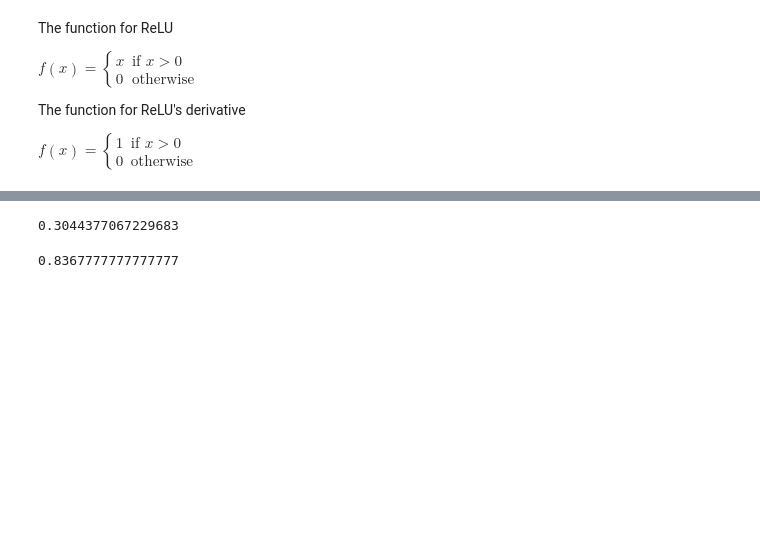
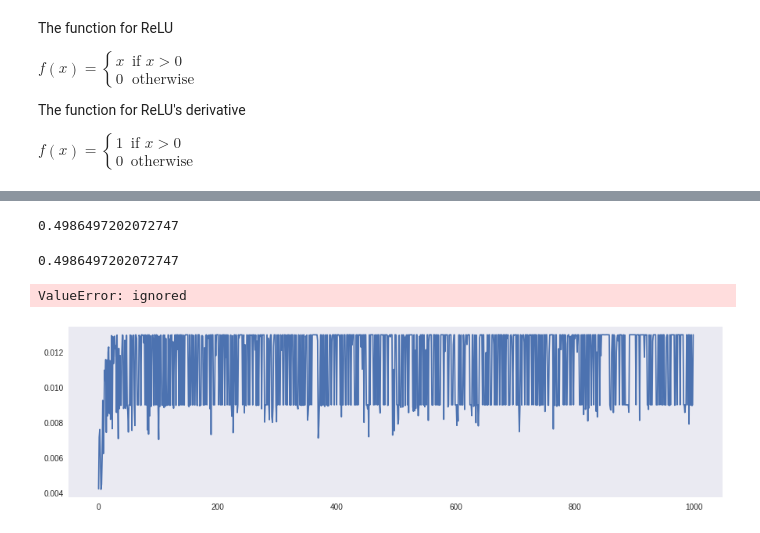
Before and after one commit to desultir/assign1, a Jupyter notebook: MNN.ipynb, the cells around one changed output, grey strips where cells are left out. Cells and saved outputs as stored; diff of their text form; code cells hidden in the pictures; blank space fills up the shorter version.

```diff
--- a/MNN.ipynb
+++ b/MNN.ipynb
@@ -406,4 +479,5 @@ class MLP:
 # %%
+
 np.seterr(all="warn")
 np.random.seed(1)
 procdata = np.copy(data)
@@ -415,12 +489,18 @@ train, train_target, validate, validate_target = split(data, label)
 train_target = OHE(train_target, 10)
 validate_target = OHE(validate_target, 10)
 second_layer = False
+relu = False
 if second_layer:
   nn = MLP([128,60,30,10], [None,'logistic','logistic','tanh'])
+elif relu:
+  nn = MLP([128,60,10], [None, 'relu', 'relu'], False)
+  start = time.time()
+  MSE = nn.fit(train, train_target, learning_rate=0.001, epochs=500)
+  print("{}s to train".format(time.time() - start))
 else:
-  nn = MLP([128,60,10], [None,'logistic','tanh'])
-start = time.time()
-MSE = nn.fit(train, train_target, learning_rate=0.01, epochs=500)
-print("{}s to train".format(time.time() - start))
+  nn = MLP([128,60,10], [None,'logistic','tanh'], False)
+  start = time.time()
+  MSE = nn.fit(train, train_target, learning_rate=0.01, epochs=5)
+  print("{}s to train".format(time.time() - start))
 print('loss:%f'%MSE[-1])
 # %% [output]
@@ -432,15 +514,54 @@ pl.grid()
 # %%
 #get validation score
 #nn = load_model("tdm1")
-preds = predict(nn, validate)
+preds = nn.predict(validate)
 
 loss = calc_MSE(preds, validate_target)
 loss
 # %% [output]
-0.3044377067229683
+0.4986497202072747
 # %%
-#save_model("tdm1", nn)
+nn.save_model("tdm1")
 
 calc_accuracy(labels_from_preds(preds), labels_from_preds(validate_target)) # we have to de-OHE the predictions and the target data
-# %% [output]
-0.8367777777777777
+# %%
+nn2 = MLP(from_file="tdm1")
+nn2.predict(validate)
+loss = calc_MSE(preds, validate_target)
+loss
+# %% [output]
+0.4986497202072747
+# %%
+np.seterr(all="warn")
+np.random.seed(1)
+procdata = np.copy(data)
+preprocess(procdata, 'zscore')
+
+#split data
+train, train_target, validate, validate_target = split(data, label)
+#one hot encode targets
+train_target = OHE(train_target, 10)
+validate_target = OHE(validate_target, 10)
+second_layer = False
+relu = False
+if second_layer:
+  nn = MLP([128,60,30,10], [None,'logistic','logistic','tanh'])
+elif relu:
+  nn = MLP([128,60,10], [None, 'relu', 'relu'], False)
+  start = time.time()
+  MSE = nn.fit_mb(train, train_target, 1000, learning_rate=0.001, epochs=10)
+  print("{}s to train".format(time.time() - start))
+else:
+  nn = MLP([128,60,10], [None,'logistic','tanh'], False)
+  start = time.time()
+  MSE = nn.fit_mb(train, train_target, 1000, learning_rate=0.01, epochs=10)
+  print("{}s to train".format(time.time() - start))
+print('loss:%f'%MSE[-1])
+# %% [output]
+ValueError: ignored
+# %%
+pl.figure(figsize=(15,4))
+pl.plot(MSE)
+pl.grid()
+# %% [output]
+[figure, added]
```
Also changed, not shown: parts of 8 cells of this notebook.
